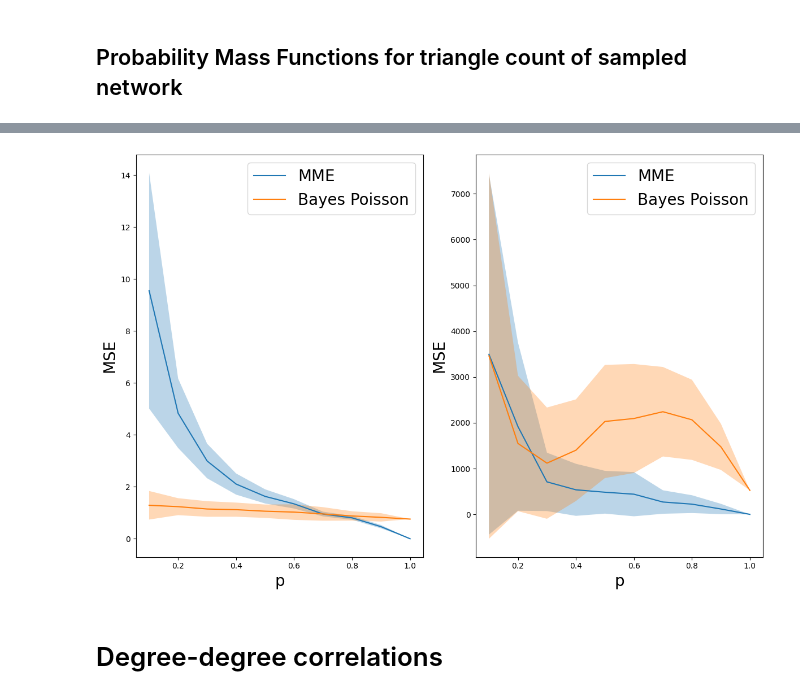
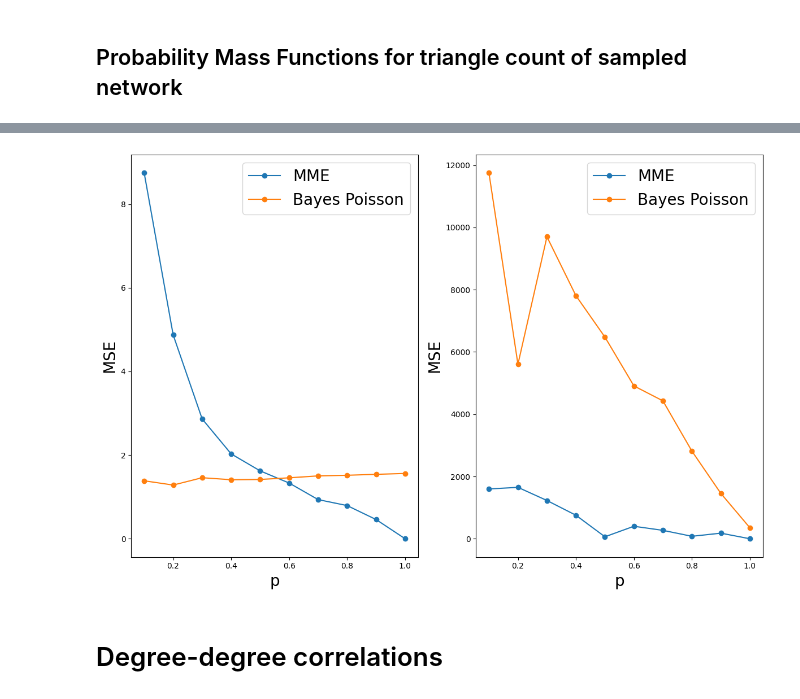
Before and after one commit to narnolddd/sample-nets, a Jupyter notebook: MonteCarloTranslate.ipynb, the cells around one changed output, grey strips where cells are left out. Drawn from its saved outputs; the diff is of its cells as text; code cells hidden in the pictures.

```diff
--- a/MonteCarloTranslate.ipynb
+++ b/MonteCarloTranslate.ipynb
@@ -353,8 +425,8 @@ Experiment 9
 #             ba
 # %%
 ## shortcut to the plot/fill_inbetween fns
-def plot_shaded_bars(xrange, means, sds, ax, label=None):
-    ax.plot(xrange,means,label=label)
+def plot_shaded_bars(xrange, means, sds, ax, marker, label=None):
+    ax.plot(xrange,means,label=label, marker=marker)
     ax.fill_between(xrange,means - sds, means+sds, alpha=0.3)
 # %%
 from matplotlib import rc
@@ -511,16 +590,14 @@ def poisson_prior(mean, tol):
     return np.array(prior_arr)
 # %%
 N,M=1000,10000
-# G = nx.gnm_random_graph(N,M)
+G = nx.gnm_random_graph(N,M)
 
-G = nx.powerlaw_cluster_graph(10000,5,0.3)
+# G = nx.powerlaw_cluster_graph(10000,5,0.3)
 
 T_real = sum(edge_triangle_count(G))/3.0
-print(sum(nx.triangles(G).values())/3.0)
-print(T_real)
 
 p_range = np.linspace(0.1,1.0,10)
-experiments = 10
+experiments = 1
 
 mme_tri_dist_err = np.zeros((experiments,len(p_range)))
 mme_tri_tot_err = np.zeros((experiments,len(p_range)))
@@ -552,10 +629,11 @@ def single_run_tri(run_number):
         ## Bayes approx Poisson
         T_lambda = T_mme*3.0/(M_prime + missing_edges)
 
-        bayes_pois_tri = tri_bayes_approx(tl_sampled,p,poisson_prior(T_lambda,0.000001))
+        # bayes_pois_tri = tri_bayes_approx(tl_sampled[:M_prime],p,poisson_prior(T_lambda,0.000001))
+        bayes_pois_tri = tri_bayes_approx(tl_sampled[:M_prime],p,T_lambda)
         bayes_pois_dist_err[run_number,ind] = mse(bayes_pois_tri[:M_prime],tl_real[:M_prime])
 
-        T_bayes = sum(bayes_pois_tri)/3.0
+        T_bayes = sum(bayes_pois_tri)/(3.0 * p)
         bayes_pois_tot_err[run_number,ind] = (T_bayes - T_real)**2
 
 
@@ -588,33 +656,33 @@ bayes_tri_tot_sd = bayes_pois_tot_err.std(axis=0)
 # %%
 ## Comment below out if not using dark mode ;)
 plt.style.use("default")
 fig, ax = plt.subplots(1,2,figsize = (12,8))
 ax1, ax2 = ax[0], ax[1]
 
-plot_shaded_bars(p_range,np.sqrt(mme_tri_dist_mean),np.sqrt(mme_tri_dist_sd),ax1,label="MME")
-plot_shaded_bars(p_range,np.sqrt(bayes_tri_dist_mean),np.sqrt(bayes_tri_dist_sd),ax1,label="Bayes Poisson")
-plot_shaded_bars(p_range,np.sqrt(mme_tri_tot_mean),np.sqrt(mme_tri_tot_sd),ax2,label="MME")
-plot_shaded_bars(p_range,np.sqrt(bayes_tri_tot_mean),np.sqrt(bayes_tri_tot_sd),ax2,label="Bayes Poisson")
+plot_shaded_bars(p_range,np.sqrt(mme_tri_dist_mean),np.sqrt(mme_tri_dist_sd),ax1,label="MME", marker="o")
+plot_shaded_bars(p_range,np.sqrt(bayes_tri_dist_mean),np.sqrt(bayes_tri_dist_sd),ax1,label="Bayes Poisson", marker="o")
+plot_shaded_bars(p_range,np.sqrt(mme_tri_tot_mean),np.sqrt(mme_tri_tot_sd),ax2,label="MME", marker="o")
+plot_shaded_bars(p_range,np.sqrt(bayes_tri_tot_mean),np.sqrt(bayes_tri_tot_sd),ax2,label="Bayes Poisson", marker="o")
 
 # plot_shaded_bars(p_range,np.sqrt(mme_tri_dist_mean),mme_tri_dist_sd,ax1,label="MME")
 # plot_shaded_bars(p_range,bayes_tri_dist_mean,bayes_tri_dist_sd,ax1,label="Bayes Poisson")
 # plot_shaded_bars(p_range,mme_tri_tot_mean,mme_tri_tot_sd,ax2,label="MME")
 # plot_shaded_bars(p_range,bayes_tri_tot_mean,bayes_tri_tot_sd,ax2,label="Bayes Poisson")
 
 #ax.set_yscale('log')
 ax1.legend(loc="upper right",fontsize=20)
 ax2.legend(loc="upper right",fontsize=20)
 
 ax1.set_xlabel("p",fontsize=20)
 ax2.set_xlabel("p",fontsize=20)
 ax1.set_ylabel("MSE",fontsize=20)
 ax2.set_ylabel("MSE",fontsize=20)
 
 plt.tight_layout()
 
 plt.show()
 # %% [output]
-[figure, old version]
+[figure, new version]
 # %% [markdown]
 # Degree-degree correlations
 # %%
```
Also changed, not shown: parts of 14 cells of this notebook, 3 other files.
